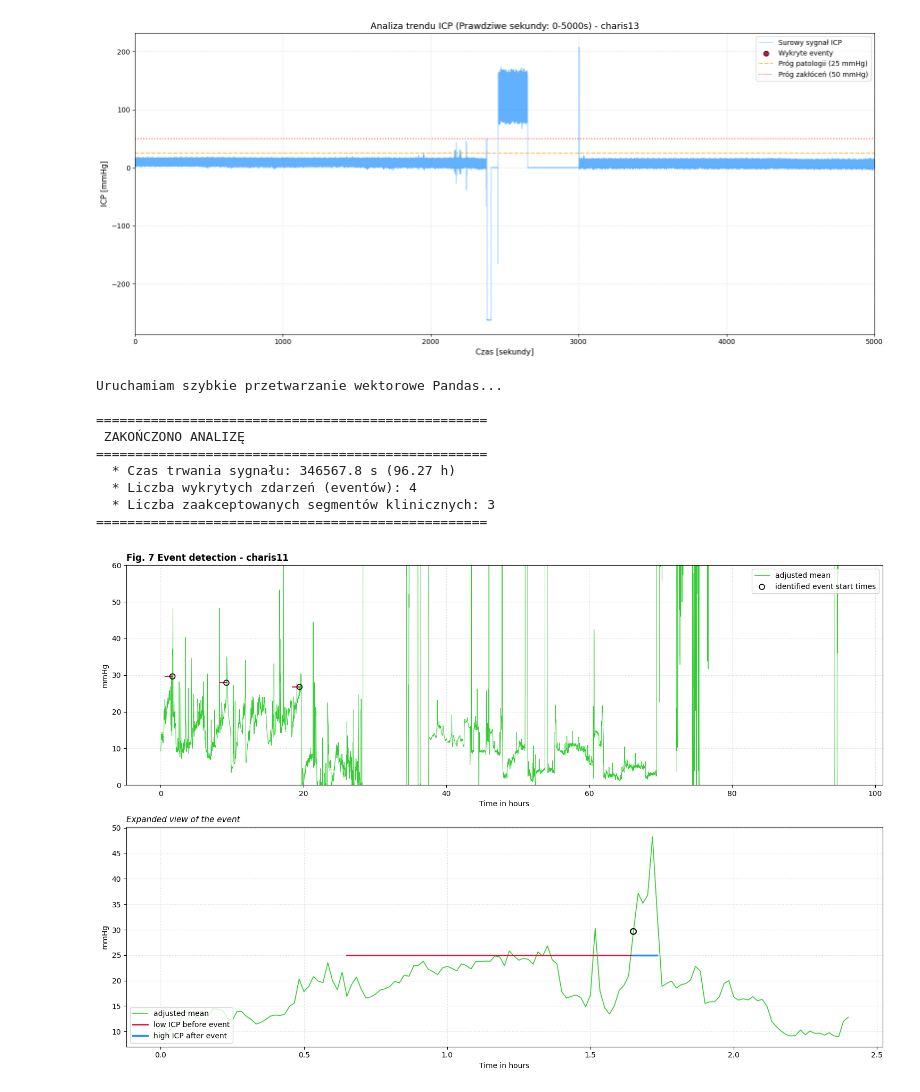
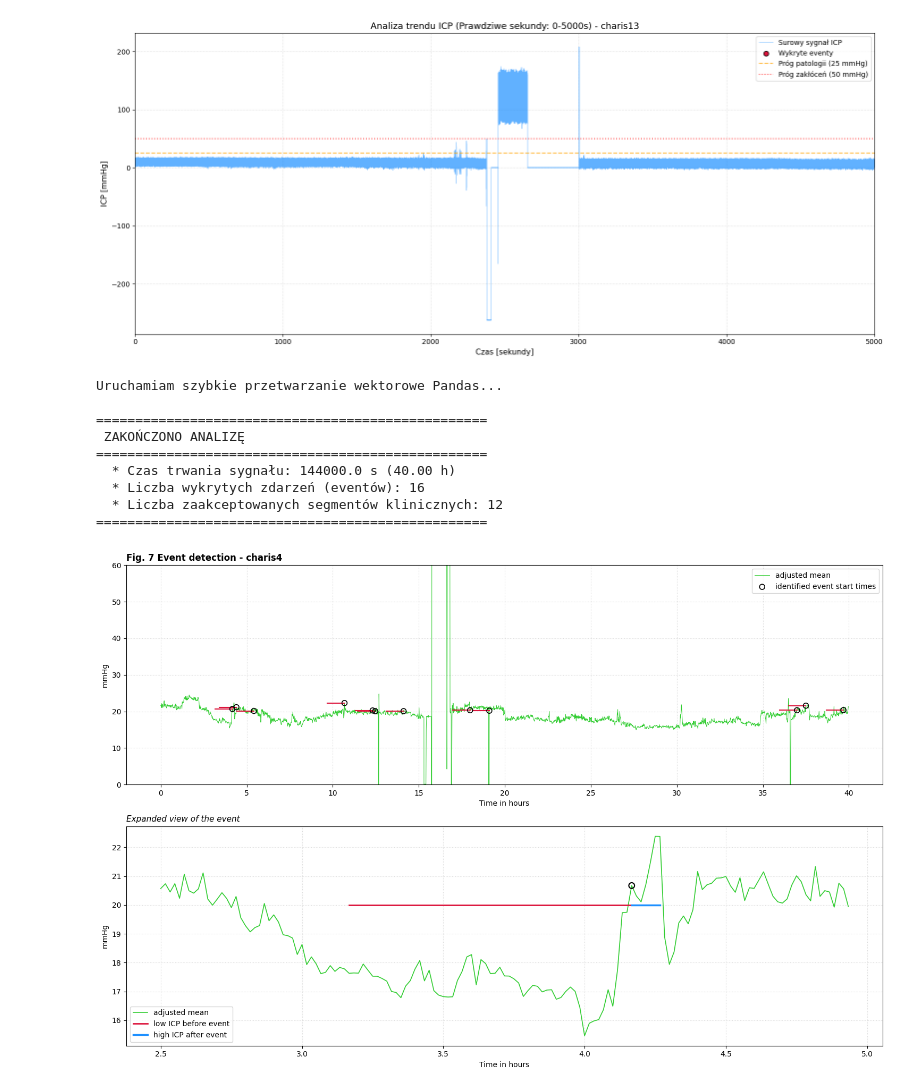
Before and after one commit to Michuupk/jednowymiarowe_sygnaly_projekt, a Jupyter notebook: detekcja_eventow.ipynb, the cells around one changed output. Drawn from its saved outputs; the diff is of its cells as text; code cells hidden in the pictures.

Commit message:
Nowy event detection

```diff
--- a/detekcja_eventow.ipynb
+++ b/detekcja_eventow.ipynb
@@ -208,7 +208,7 @@ class ICP_ABP_Processor:
         self.df['is_valid'] = self.df['MICP'] <= 50
 
         # Etap 5: Detekcja zdarzeń (>25 mmHg przez co najmniej 5 min)
-        self.df['event_condition'] = self.df['is_valid'] & (self.df['MICP'] > 25)
+        self.df['event_condition'] = self.df['is_valid'] & (self.df['MICP'] > 20)
         self.df['block_id'] = (~self.df['event_condition']).cumsum()
 
         event_blocks = self.df[self.df['event_condition']].groupby('block_id').size()
@@ -251,7 +251,7 @@ class ICP_ABP_Processor:
 # 2. WCZYTYWANIE REKORDU (WFDB)
 # =========================================================================
 data_dir = 'charis-database-1.0.0'
-record_name = 'charis11'
+record_name = 'charis4'
 
 os.makedirs(data_dir, exist_ok=True)
 local_path = os.path.join(data_dir, record_name)
@@ -325,36 +325,36 @@ if len(processor.final_segments) > 0:
     h_event_start = seg_zoom['event_start_min'] / 60
     h_event_end = seg_zoom['event_end_min'] / 60
 
     # Czerwona pozioma linia: "low ICP before event" (okres ciszy) na wysokości 25 mmHg
-    ax2.plot([h_pre_start, h_event_start], [25, 25], color='crimson', linewidth=2, label='low ICP before event')
+    ax2.plot([h_pre_start, h_event_start], [20, 20], color='crimson', linewidth=2, label='low ICP before event')
 
     # Niebieska pozioma linia: "high ICP after event" (trwanie eventu) na wysokości 25 mmHg
-    ax2.plot([h_event_start, h_event_end], [25, 25], color='dodgerblue', linewidth=2.5, label='high ICP after event')
+    ax2.plot([h_event_start, h_event_end], [20, 20], color='dodgerblue', linewidth=2.5, label='high ICP after event')
 
     # Czarne kółeczko w punkcie startu na wykresie przybliżonym
     y_zoom_start = processor.df.loc[seg_zoom['event_start_min'], 'MICP']
     ax2.scatter(h_event_start, y_zoom_start, facecolors='none', edgecolors='black', s=60, linewidth=1.5, zorder=4)
 
     ax2.set_title(f'Expanded view of the event', fontsize=11, style='italic', loc='left')
     ax2.set_xlabel('Time in hours')
     ax2.set_ylabel('mmHg')
     ax2.grid(True, linestyle=':', alpha=0.5)
     ax2.legend(loc='lower left')
 else:
     # Komunikat awaryjny, jeśli żaden event nie miał idealnej godziny czystego sygnału przed sobą
     ax2.text(0.5, 0.5, "Brak segmentów klinicznych spełniających\nkryterium 1h czystego sygnału przed eventem.",
              ha='center', va='center', fontsize=12, color='gray')
 
 plt.tight_layout()
 plt.show()
 # %% [output]
 Uruchamiam szybkie przetwarzanie wektorowe Pandas...
 
 ==================================================
  ZAKOŃCZONO ANALIZĘ
 ==================================================
-  * Czas trwania sygnału: 346567.8 s (96.27 h)
-  * Liczba wykrytych zdarzeń (eventów): 4
-  * Liczba zaakceptowanych segmentów klinicznych: 3
+  * Czas trwania sygnału: 144000.0 s (40.00 h)
+  * Liczba wykrytych zdarzeń (eventów): 16
+  * Liczba zaakceptowanych segmentów klinicznych: 12
 ==================================================
-[figure, old version]
+[figure, new version]
```
